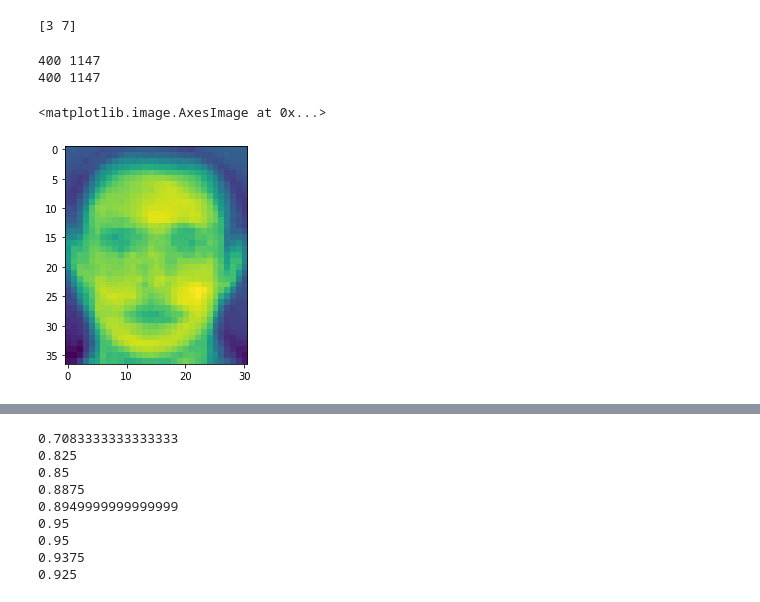
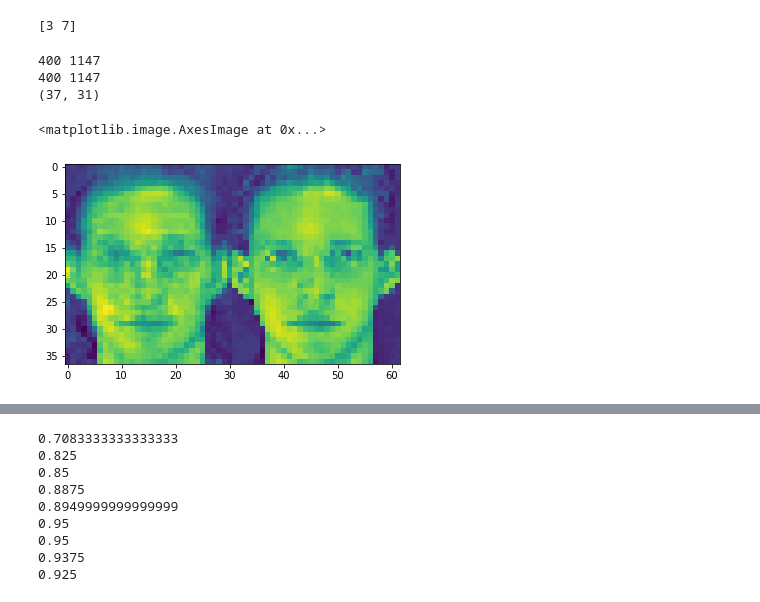
Before and after one commit to KapiWow/face_recognition, a Jupyter notebook: Recognition2.ipynb, the cells around one changed output, grey strips where cells are left out. Cells and saved outputs as stored; diff of their text form; code cells hidden in the pictures.

Commit message:
add graphics

```diff
--- a/Recognition2.ipynb
+++ b/Recognition2.ipynb
@@ -375,28 +377,31 @@ print(a[:,2])
 # %%
 # calculate covariance matrix of centered matrix
 print(len(m_imgs), len(m_imgs[0]))
 V = np.cov(m_imgs.transpose())
 # print(V)
 # eigendecomposition of covariance matrix
 values, vectors = eig(V)
 # print(vectors)
 # print(values)
 # project data
 P = vectors.T.dot(m_imgs.T).T
 print(len(P), len(P[0]))
 
-count = 10
+count = 100
 pic = np.zeros(len(vectors))
 for i in range(count):
     pic += (vectors.T[i] * P[0][i]).astype(float)
 
 pic += mid
 pic = pic.reshape((37,31))
-# plt.imshow(np.concatenate((pic, (imgs_pca[0][0]+mid).reshape((37,31)).astype(int)), axis = 1))
-plt.imshow(pic)
+print(pic.shape)
+orig = (imgs_pca[0][0]+mid).reshape((37,31)).astype(int)
+plt.imshow(np.concatenate((pic, orig), axis = 1))
+# plt.imshow(pic)
 # print(P.T)
 # %% [output]
 400 1147
 400 1147
+(37, 31)
 <matplotlib.image.AxesImage at 0x...>
-[figure, old version]
+[figure, new version]
```
Also changed, not shown: parts of 2 cells of this notebook, 22 other files.
